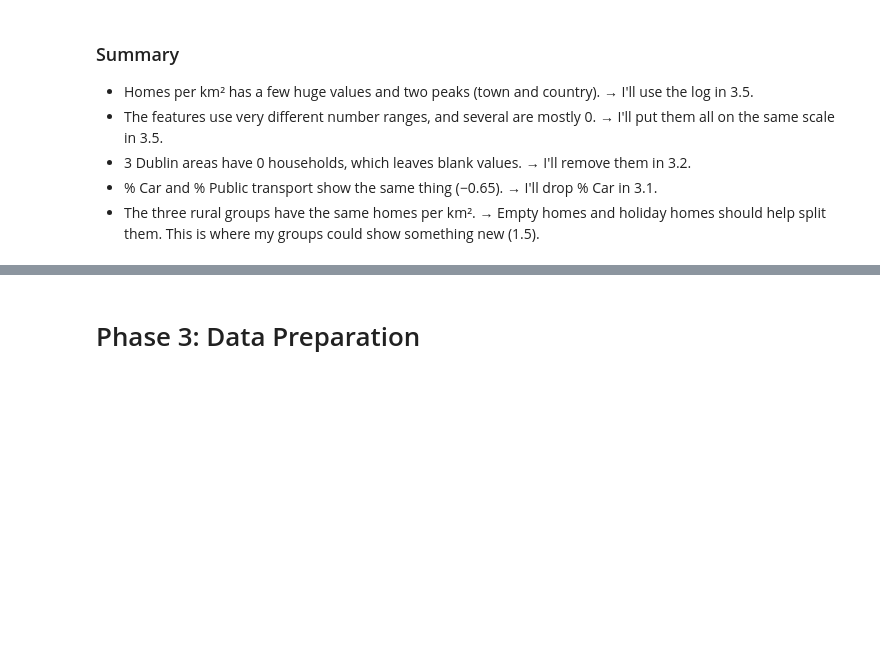
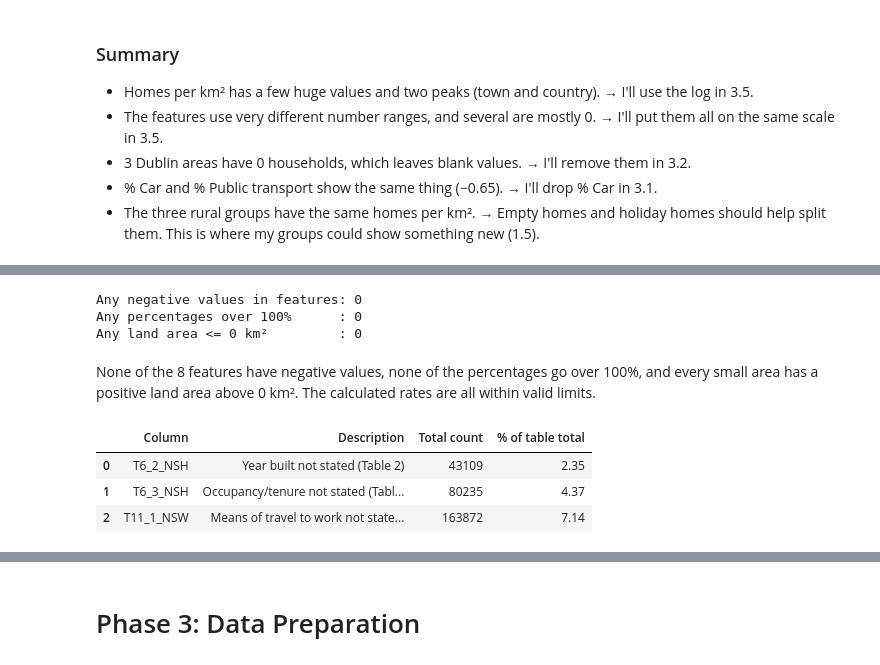
Before and after one commit to SwoopCodes/Data-Analytics_Irish-housing-density, a Jupyter notebook: notebooks/CA2_CRISP_DM_Notebook.ipynb, the cells around one changed output, grey strips where cells are left out. Cells and saved outputs as stored; diff of their text form; code cells hidden in the pictures; blank space fills up the shorter version.

Commit message:
completed section 2.4 data quality report

```diff
--- a/notebooks/CA2_CRISP_DM_Notebook.ipynb
+++ b/notebooks/CA2_CRISP_DM_Notebook.ipynb
@@ -554,0 +557,13 @@ I'm keeping these, because each one still tells me something different. Two thin
+# %%
+rows_no_ireland = census[census["GEOGID"] != "Ireland"]
+print("Blanks in source columns:", rows_no_ireland[source_cols].isna().sum().sum())
+
+print("Duplicate Census GUIDs  :", census["GUID"].duplicated().sum())
+print("Duplicate Boundary GUIDs:", boundary["SA_GUID_2022"].duplicated().sum())
+
+unmatched_census = census[~census["GUID"].isin(boundary["SA_GUID_2022"])]
+unmatched_boundary = boundary[~boundary["SA_GUID_2022"].isin(census["GUID"])]
+
+print("Unmatched in Census     :", len(unmatched_census))
+print("Unmatched in Boundary   :", len(unmatched_boundary))
+print("Unmatched Census row    :", unmatched_census[["GUID", "GEOGID", "T1_1AGETT"]].to_dict(orient="records"))
@@ -554,0 +595,36 @@ I'm keeping these, because each one still tells me something different. Two thin
+# %%
+pct_cols = ["% Flats", "% Built since 2011", "% Vacant", "% Holiday homes", "% Renting", "% Public transport"]
+
+print("Any negative values in features:", (explore[features] < 0).sum().sum())
+print("Any percentages over 100%      :", (explore[pct_cols] > 100).sum().sum())
+print("Any land area <= 0 km²         :", (explore["Area (km²)"] <= 0).sum())
+# %% [output]
+Any negative values in features: 0
+Any percentages over 100%      : 0
+Any land area <= 0 km²         : 0
+# %% [markdown]
+None of the 8 features have negative values, none of the percentages go over 100%, and every small area has a positive land area above 0 km². The calculated rates are all within valid limits.
+# %%
+# Check "Not stated" columns in the housing and commuting tables
+# (Note: Theme 6 Table 1 has no "Not stated" column)
+not_stated_cols = ["T6_2_NSH", "T6_3_NSH", "T11_1_NSW"]
+ns_summary = pd.DataFrame({
+    "Column": not_stated_cols,
+    "Description": [
+        "Year built not stated (Table 2)",
+        "Occupancy/tenure not stated (Table 3)",
+        "Means of travel to work not stated (Theme 11)"
+    ],
+    "Total count": [rows_no_ireland[c].sum() for c in not_stated_cols],
+    "% of table total": [
+        round(rows_no_ireland["T6_2_NSH"].sum() / rows_no_ireland["T6_2_TH"].sum() * 100, 2),
+        round(rows_no_ireland["T6_3_NSH"].sum() / rows_no_ireland["T6_3_TH"].sum() * 100, 2),
+        round(rows_no_ireland["T11_1_NSW"].sum() / rows_no_ireland["T11_1_TW"].sum() * 100, 2),
+    ]
+})
+ns_summary
+# %% [output]
+|  | Column | Description | Total count | % of table total |
+| 0 | T6_2_NSH | Year built not stated (Table 2) | 43109 | 2.35 |
+| 1 | T6_3_NSH | Occupancy/tenure not stated (Tabl... | 80235 | 4.37 |
+| 2 | T11_1_NSW | Means of travel to work not state... | 163872 | 7.14 |
```
Also changed, not shown: parts of 14 cells of this notebook.
